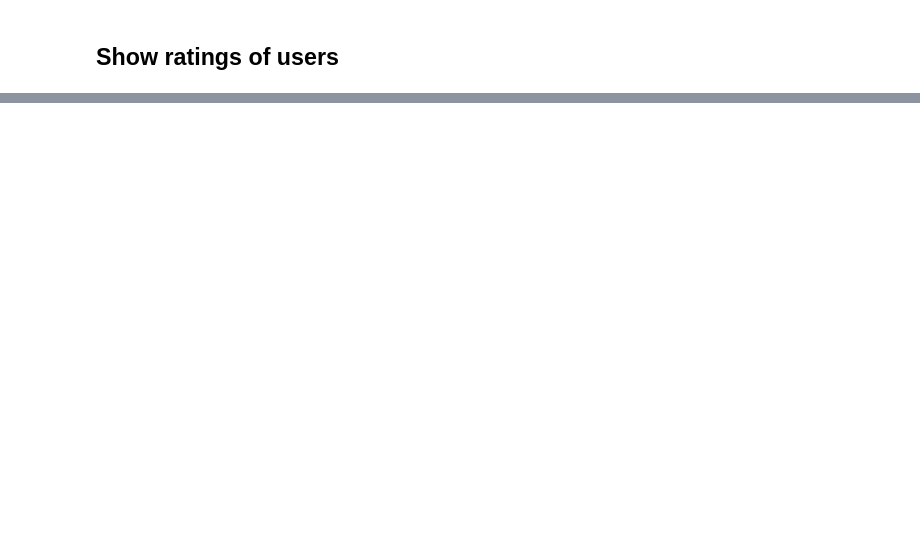
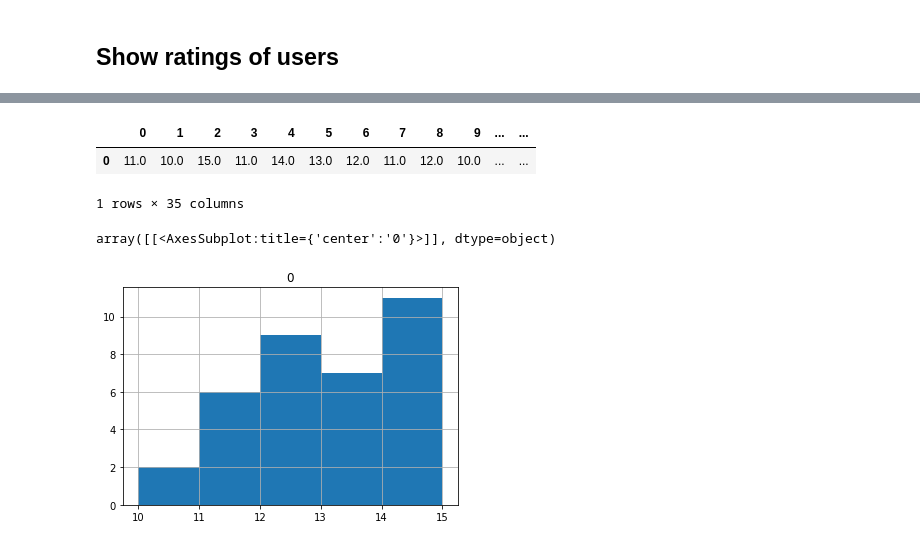
Before and after one commit to donutboy929/tictactAI, a Jupyter notebook: jupyter/visualise-a28-metrics/visualiser.ipynb, the cells around one changed output, grey strips where cells are left out. Cells and saved outputs as stored; diff of their text form; code cells hidden in the pictures; blank space fills up the shorter version.

```diff
--- a/jupyter/visualise-a28-metrics/visualiser.ipynb
+++ b/jupyter/visualise-a28-metrics/visualiser.ipynb
@@ -193,0 +193,11 @@ plot = df_rating_grouped.plot.pie(y='count', figsize=(5, 5))
+# %%
+def get_times_active(row):
+    end = row['time'].hour
+    start = row['time'].hour - row['duration'].seconds//3600
+    return_set = set()
+    for i in range(end - start + 1):
+        return_set.add(str(start + i))
+    return return_set
+
+df_processed['hours_active'] = df_processed.apply(get_times_active, axis=1)
+df_processed
@@ -193,0 +219,3 @@ plot = df_rating_grouped.plot.pie(y='count', figsize=(5, 5))
+# %%
+df_pre_fri_hist = df_processed.loc[df_processed['weekday'] == 'Friday']
+df_pre_fri_hist
@@ -194,3 +235,24 @@ plot = df_rating_grouped.plot.pie(y='count', figsize=(5, 5))
+# %%
+data_for_hist = {}
+
+count = 0
+for times in df_pre_fri_hist['hours_active']:
+    for time in times:
+        data_for_hist[count] = float(time)
+        count += 1
+
+df_fri_hist = pd.DataFrame(data_for_hist, index = [0])
+df_fri_hist = df_fri_hist.reindex(sorted(df_fri_hist.columns), axis=1)
+df_fri_hist
+# %% [output]
+|  | 0 | 1 | 2 | 3 | 4 | 5 | 6 | 7 | 8 | 9 | ... | ... |
+| 0 | 11.0 | 10.0 | 15.0 | 11.0 | 14.0 | 13.0 | 12.0 | 11.0 | 12.0 | 10.0 | ... | ... |
+1 rows × 35 columns
+# %%
+df_fri_hist.transpose().hist(bins=5)
+# %% [output]
+array([[<AxesSubplot:title={'center':'0'}>]], dtype=object)
+[figure, added]
 # %%
 dt.datetime.now().timestamp()
 # %% [output]
```
Also changed, not shown: parts of 19 cells of this notebook.
